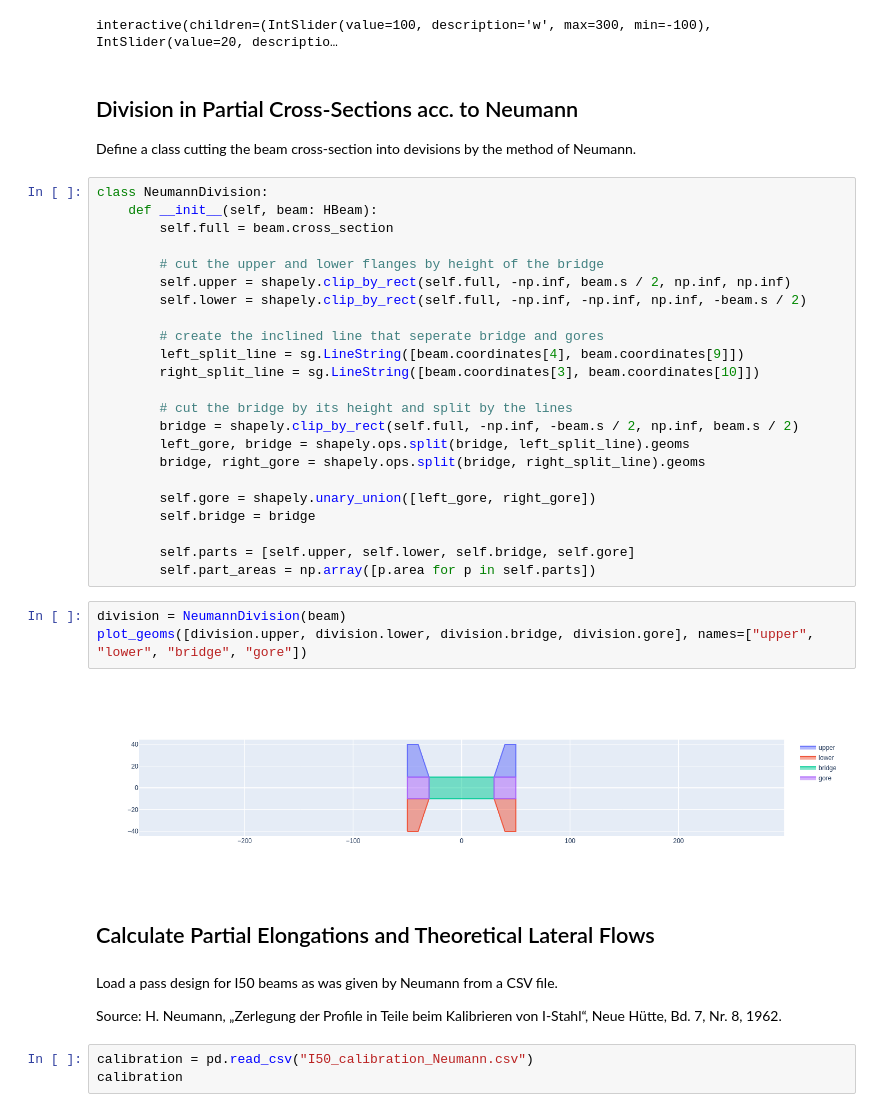
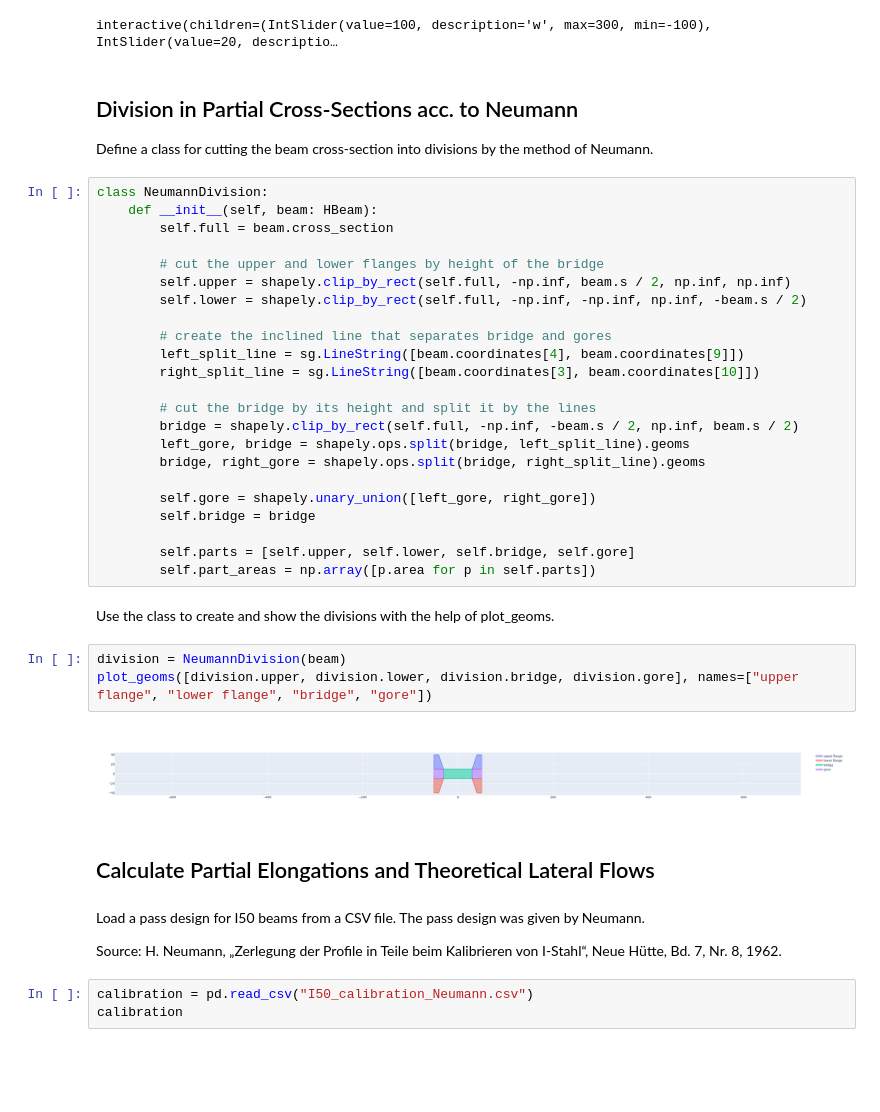
Before and after one commit to pyroll-project/pyroll-examples, a Jupyter notebook: H_Profiles_Neumann.ipynb, the cells around one changed output. Cells and saved outputs as stored; diff of their text form; blank space fills up the shorter version.

Commit message:
H-Profile Neumann added a bit of explanatory text

```diff
--- a/H_Profiles_Neumann.ipynb
+++ b/H_Profiles_Neumann.ipynb
@@ -63,7 +63,7 @@ interactive(children=(IntSlider(value=100, description='w', max=300, min=-100),
 # %% [markdown]
 ## Division in Partial Cross-Sections acc. to Neumann
 
-Define a class cutting the beam cross-section into devisions by the method of Neumann.
+Define a class for cutting the beam cross-section into divisions by the method of Neumann.
 # %%
 class NeumannDivision:
     def __init__(self, beam: HBeam):
@@ -73,11 +73,11 @@ class NeumannDivision:
         self.upper = shapely.clip_by_rect(self.full, -np.inf, beam.s / 2, np.inf, np.inf)
         self.lower = shapely.clip_by_rect(self.full, -np.inf, -np.inf, np.inf, -beam.s / 2)
 
-        # create the inclined line that seperate bridge and gores
+        # create the inclined line that separates bridge and gores
         left_split_line = sg.LineString([beam.coordinates[4], beam.coordinates[9]])
         right_split_line = sg.LineString([beam.coordinates[3], beam.coordinates[10]])
 
-        # cut the bridge by its height and split by the lines
+        # cut the bridge by its height and split it by the lines
         bridge = shapely.clip_by_rect(self.full, -np.inf, -beam.s / 2, np.inf, beam.s / 2)
         left_gore, bridge = shapely.ops.split(bridge, left_split_line).geoms
         bridge, right_gore = shapely.ops.split(bridge, right_split_line).geoms
@@ -87,15 +87,17 @@ class NeumannDivision:
 
         self.parts = [self.upper, self.lower, self.bridge, self.gore]
         self.part_areas = np.array([p.area for p in self.parts])
+# %% [markdown]
+Use the class to create and show the divisions with the help of plot_geoms.
 # %%
 division = NeumannDivision(beam)
-plot_geoms([division.upper, division.lower, division.bridge, division.gore], names=["upper", "lower", "bridge", "gore"])
+plot_geoms([division.upper, division.lower, division.bridge, division.gore], names=["upper flange", "lower flange", "bridge", "gore"])
 # %% [output]
-[figure, old version]
+[figure, new version]
 # %% [markdown]
 ## Calculate Partial Elongations and Theoretical Lateral Flows
 # %% [markdown]
-Load a pass design for I50 beams as was given by Neumann from a CSV file.
+Load a pass design for I50 beams from a CSV file. The pass design was given by Neumann.
 
 Source: H. Neumann, „Zerlegung der Profile in Teile beim Kalibrieren von I-Stahl“, Neue Hütte, Bd. 7, Nr. 8, 1962.
 # %%
```
Also changed, not shown: parts of 15 cells of this notebook.
